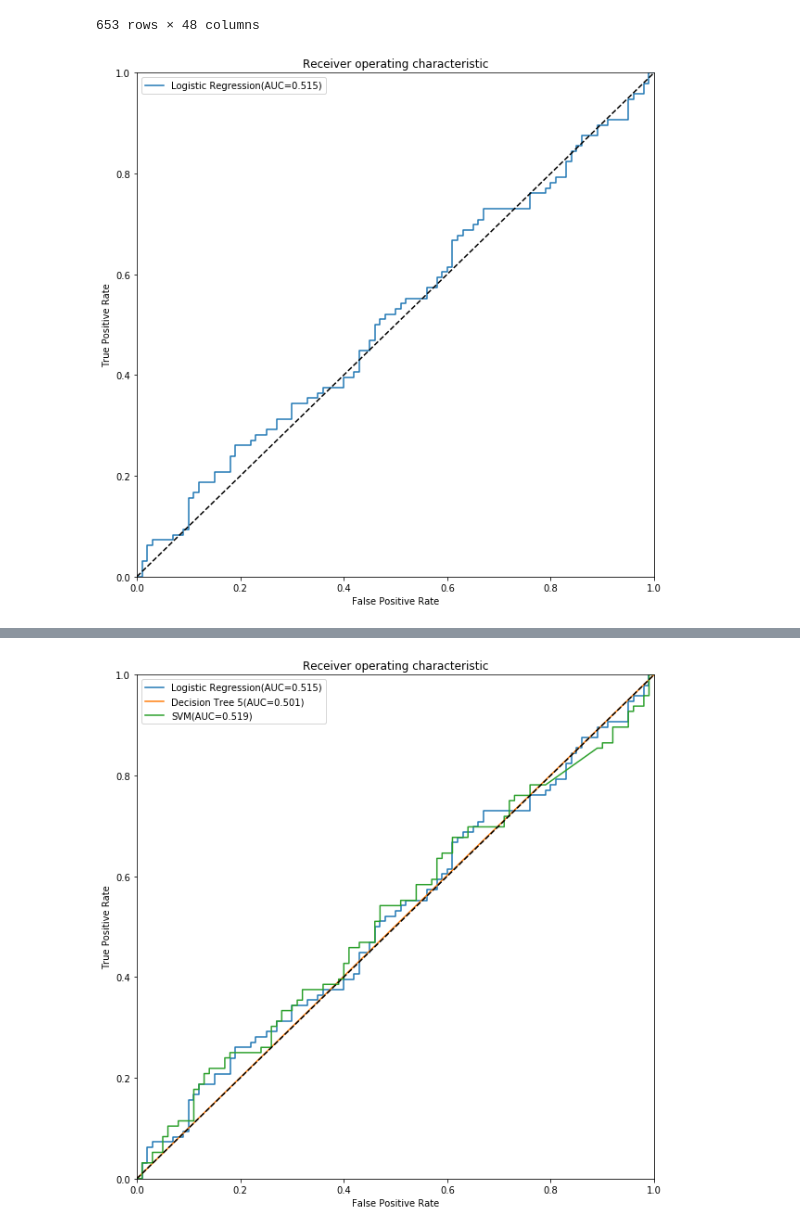
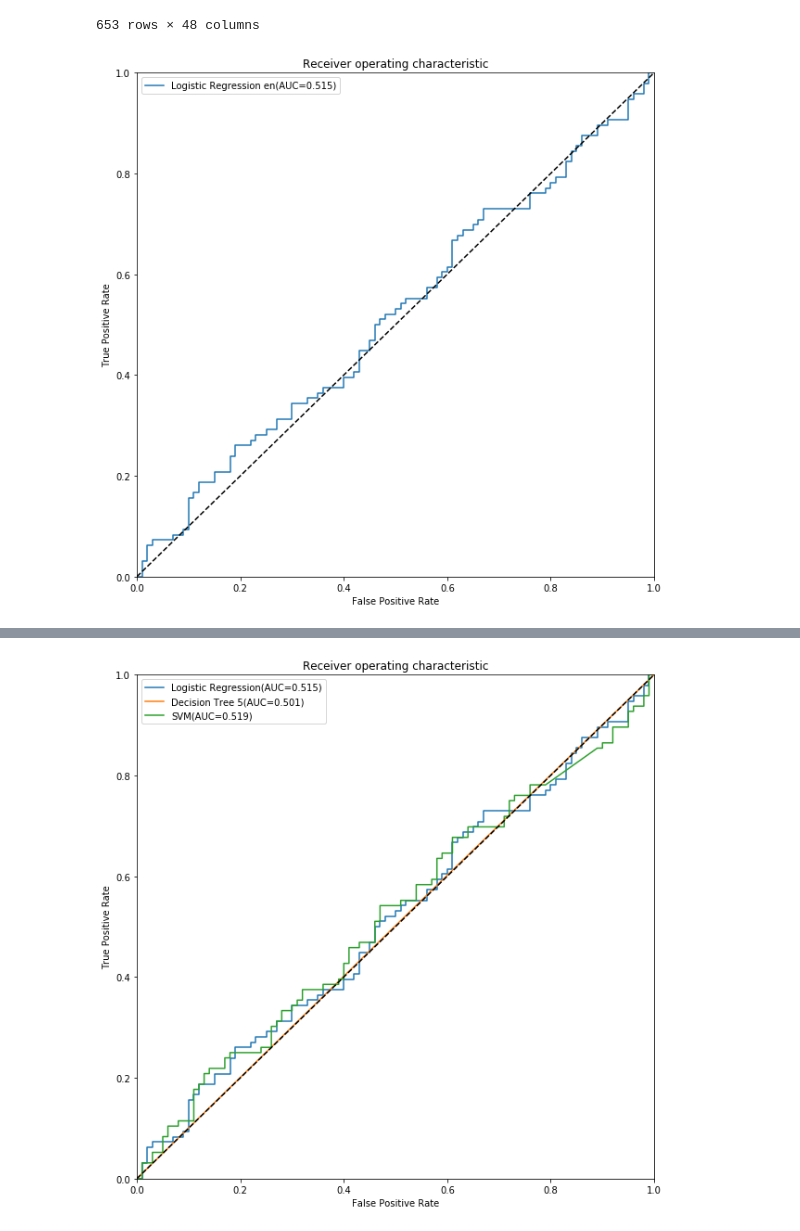
Before and after one commit to virajthakkar/DS-GA-1001-Project, a Jupyter notebook: Project Modeling New Target - Param.ipynb, the cells around one changed output, grey strips where cells are left out. Drawn from its saved outputs; the diff is of its cells as text; code cells hidden in the pictures.

```diff
--- a/Project Modeling New Target - Param.ipynb
+++ b/Project Modeling New Target - Param.ipynb
@@ -120,14 +120,14 @@ X_test_scaled = min_max_scaler.transform(X_test)
 # %%
 from sklearn.linear_model import LogisticRegression
 # Logistic Regression
 
 logreg = LogisticRegression(random_state=0).fit(X_train, y_train)
 prediction_probabilities.append(logreg.predict_proba(X_test)[:,1])
-classifier_names.append('Logistic Regression')
+classifier_names.append('Logistic Regression en')
 
 plot_roc_curve(y_test, prediction_probabilities, classifier_names)
 # %% [output]
-[figure, old version]
+[figure, new version]
 # %%
 from sklearn.tree import DecisionTreeClassifier
 # Decision Trees
```
Also changed, not shown: parts of 6 cells of this notebook.
